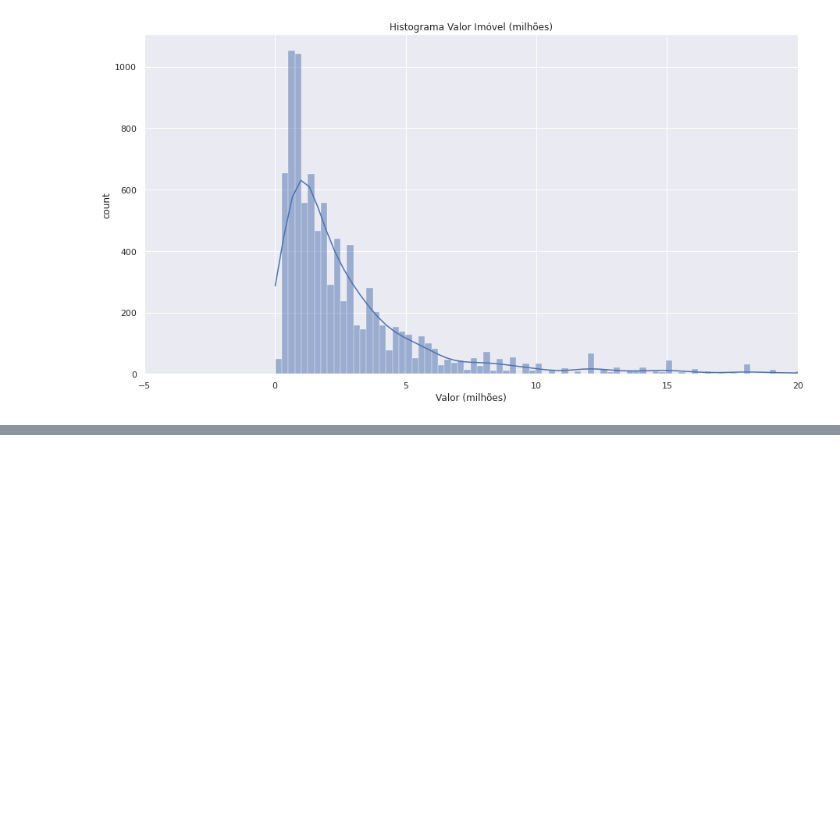
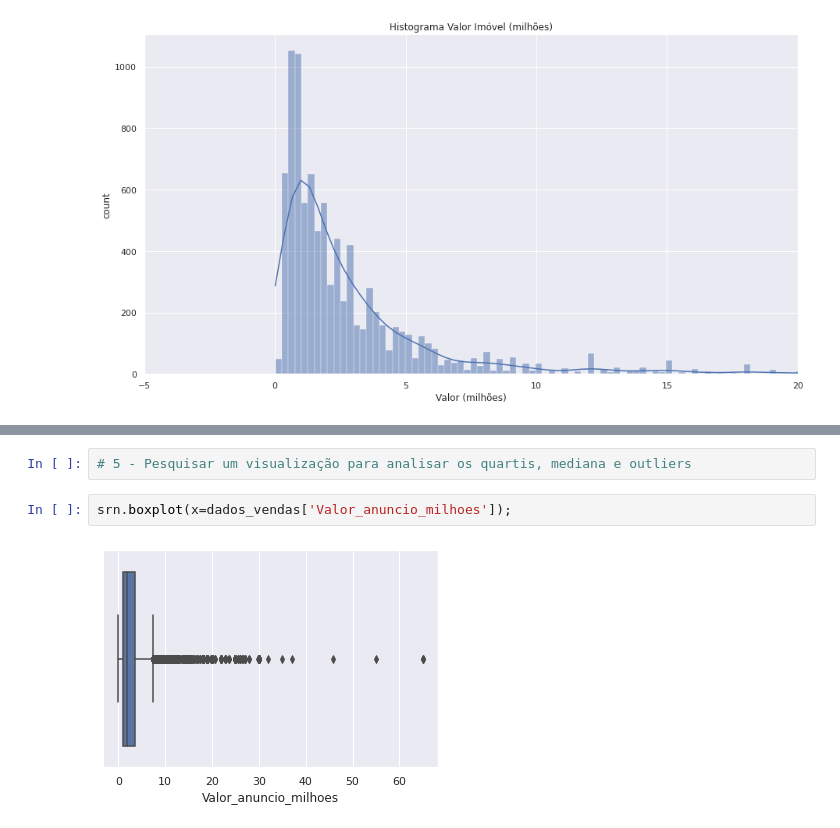
Before and after one commit to njuliacsouza/imersaoDADOS_Alura4, a Jupyter notebook: desafios/Imersao_dados_4_aula02.ipynb, the cells around one changed output, grey strips where cells are left out. Drawn from its saved outputs; the diff is of its cells as text; blank space fills up the shorter version.

```diff
--- a/desafios/Imersao_dados_4_aula02.ipynb
+++ b/desafios/Imersao_dados_4_aula02.ipynb
@@ -255,3 +262,9 @@ fig.update_layout(yaxis3={"overlaying": "y", "side": "right"}, showlegend=False)
 fig.show()
 # %% [output]
 [interactive output not drawn]
+# %%
+# 5 - Pesquisar um visualização para analisar os quartis, mediana e outliers
+# %%
+srn.boxplot(x=dados_vendas['Valor_anuncio_milhoes']);
+# %% [output]
+[figure, added]
```
Also changed, not shown: parts of 9 cells of this notebook.
